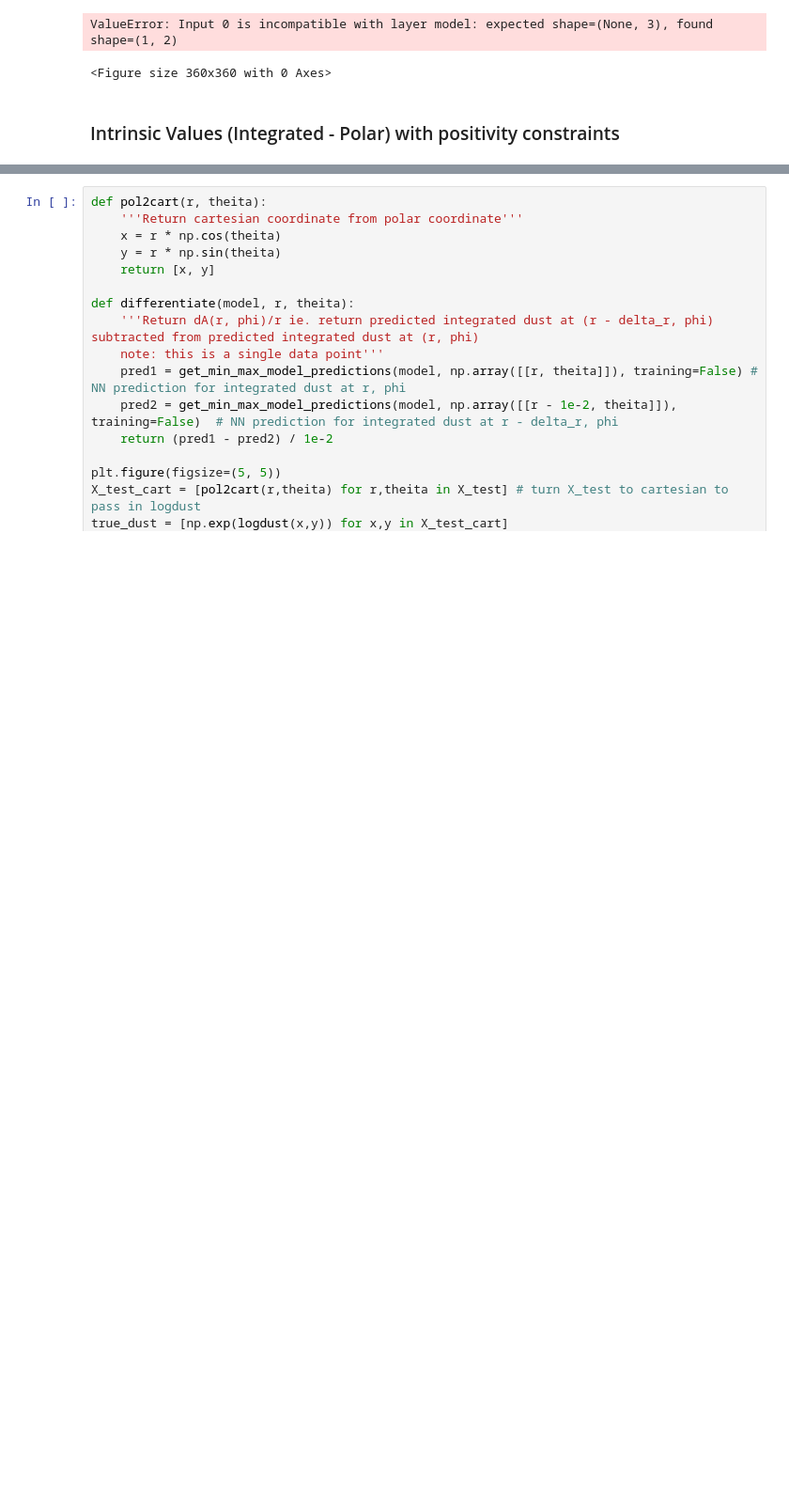
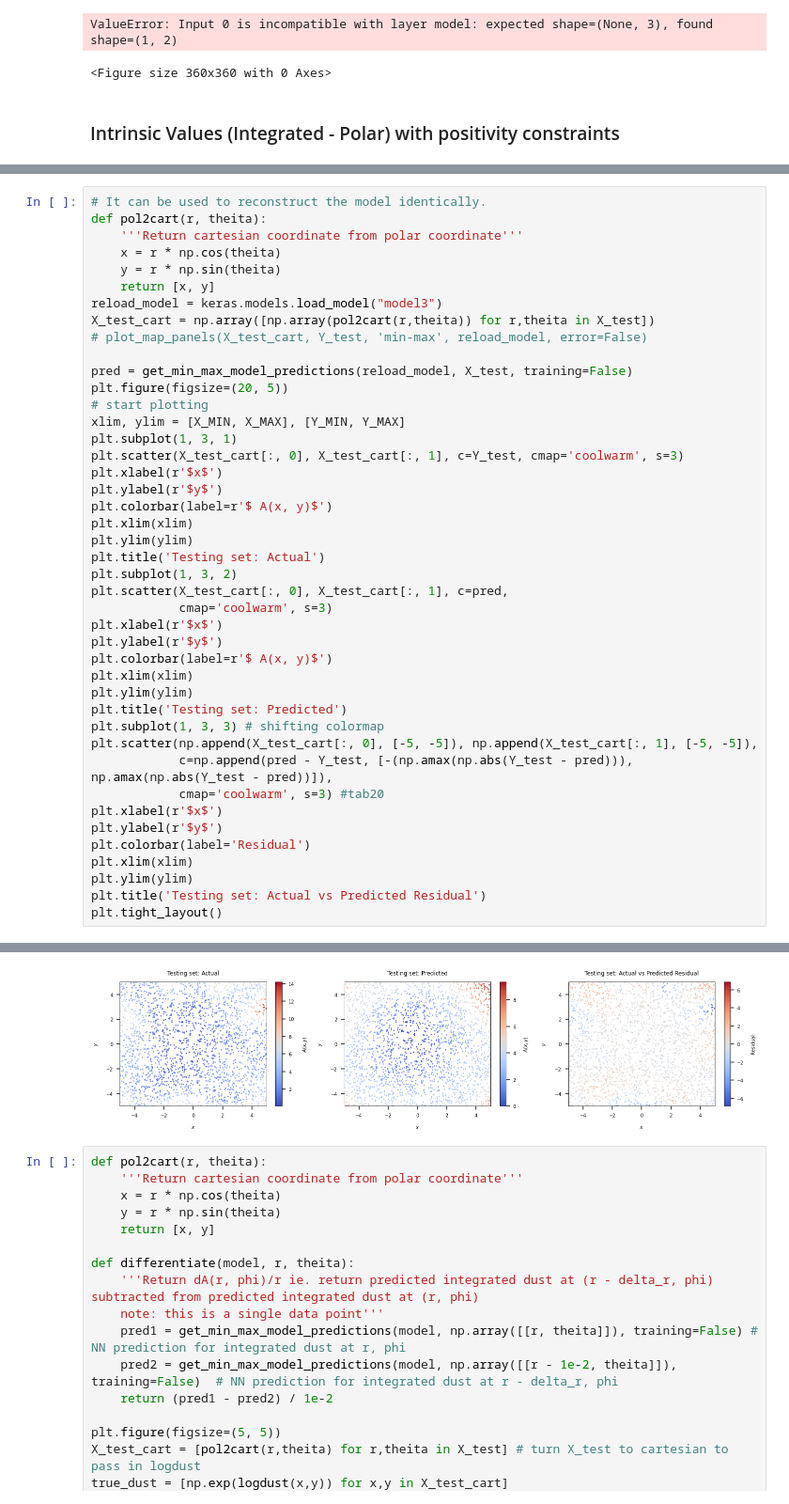
Before and after one commit to avaove/dust-map, a Jupyter notebook: dust_fit.ipynb, the cells around one changed output, grey strips where cells are left out. Shown at 94% size. Saved outputs shown, nothing was run; the diff lists cells and outputs as text; blank space fills up the shorter version.

```diff
--- a/dust_fit.ipynb
+++ b/dust_fit.ipynb
@@ -446,0 +466,44 @@ Text(0.5, 1.0, 'Intrinsic vs Predicted')
+# %%
+# It can be used to reconstruct the model identically.
+def pol2cart(r, theita):
+    '''Return cartesian coordinate from polar coordinate'''
+    x = r * np.cos(theita)
+    y = r * np.sin(theita)
+    return [x, y]
+reload_model = keras.models.load_model("model3")
+X_test_cart = np.array([np.array(pol2cart(r,theita)) for r,theita in X_test])
+# plot_map_panels(X_test_cart, Y_test, 'min-max', reload_model, error=False)
+
+pred = get_min_max_model_predictions(reload_model, X_test, training=False)
+plt.figure(figsize=(20, 5))
+# start plotting
+xlim, ylim = [X_MIN, X_MAX], [Y_MIN, Y_MAX]
+plt.subplot(1, 3, 1)
+plt.scatter(X_test_cart[:, 0], X_test_cart[:, 1], c=Y_test, cmap='coolwarm', s=3)
+plt.xlabel(r'$x$')
+plt.ylabel(r'$y$')
+plt.colorbar(label=r'$ A(x, y)$')
+plt.xlim(xlim)
+plt.ylim(ylim)
+plt.title('Testing set: Actual')
+plt.subplot(1, 3, 2)
+plt.scatter(X_test_cart[:, 0], X_test_cart[:, 1], c=pred,
+            cmap='coolwarm', s=3)
+plt.xlabel(r'$x$')
+plt.ylabel(r'$y$')
+plt.colorbar(label=r'$ A(x, y)$')
+plt.xlim(xlim)
+plt.ylim(ylim)
+plt.title('Testing set: Predicted')
+plt.subplot(1, 3, 3) # shifting colormap
+plt.scatter(np.append(X_test_cart[:, 0], [-5, -5]), np.append(X_test_cart[:, 1], [-5, -5]),
+            c=np.append(pred - Y_test, [-(np.amax(np.abs(Y_test - pred))), np.amax(np.abs(Y_test - pred))]),
+            cmap='coolwarm', s=3) #tab20
+plt.xlabel(r'$x$')
+plt.ylabel(r'$y$')
+plt.colorbar(label='Residual')
+plt.xlim(xlim)
+plt.ylim(ylim)
+plt.title('Testing set: Actual vs Predicted Residual')
+plt.tight_layout()
+# %% [output]
@@ -447,3 +511,4 @@ Text(0.5, 1.0, 'Intrinsic vs Predicted')
+[figure, added]
 # %%
 def pol2cart(r, theita):
     '''Return cartesian coordinate from polar coordinate'''
```
Also changed, not shown: parts of 6 cells of this notebook, 6 other files.
